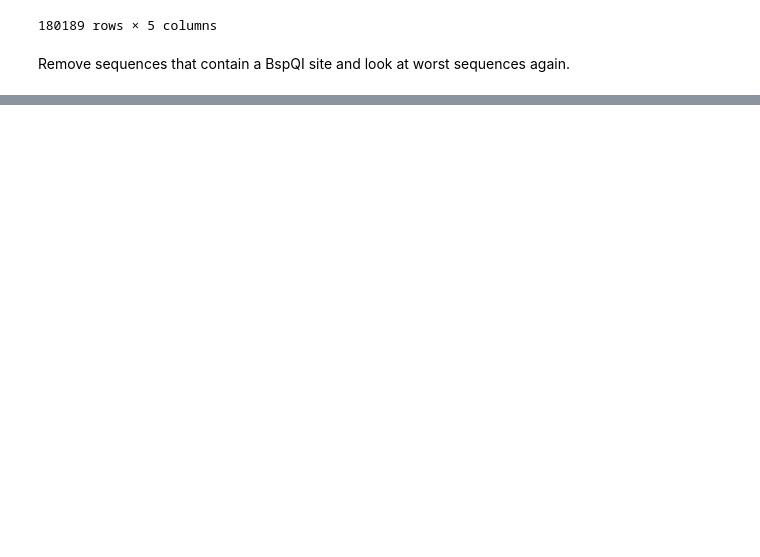
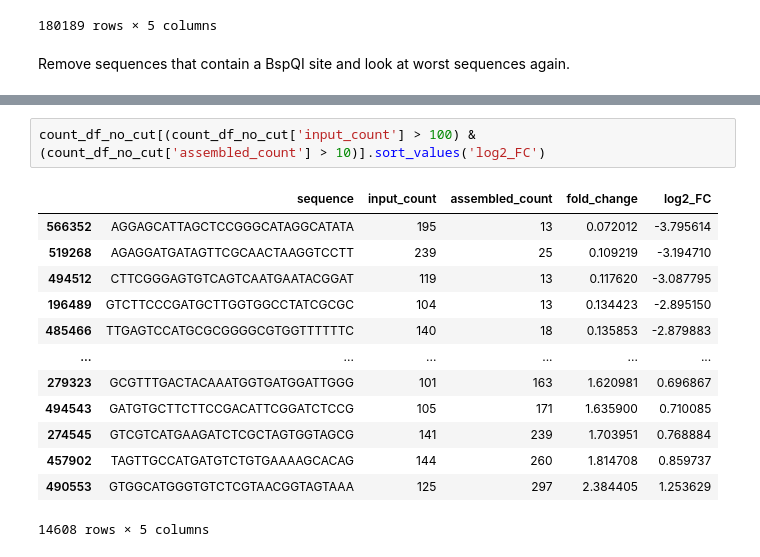
Before and after one commit to nmateyko/GibsonPrediction, a Jupyter notebook: analysis/2022-11-04_starcode_analysis_d3.ipynb, the cells around one changed output, grey strips where cells are left out. Drawn from its saved outputs; the diff is of its cells as text; blank space fills up the shorter version.

```diff
--- a/analysis/2022-11-04_starcode_analysis_d3.ipynb
+++ b/analysis/2022-11-04_starcode_analysis_d3.ipynb
@@ -198 +198,17 @@ count_df_no_cut[(count_df_no_cut['input_count'] > 100) & (count_df_no_cut['assem
 133 rows × 5 columns
+# %%
+count_df_no_cut[(count_df_no_cut['input_count'] > 100) & (count_df_no_cut['assembled_count'] > 10)].sort_values('log2_FC')
+# %% [output]
+|  | sequence | input_count | assembled_count | fold_change | log2_FC |
+| 566352 | AGGAGCATTAGCTCCGGGCATAGGCATATA | 195 | 13 | 0.072012 | -3.795614 |
+| 519268 | AGAGGATGATAGTTCGCAACTAAGGTCCTT | 239 | 25 | 0.109219 | -3.194710 |
+| 494512 | CTTCGGGAGTGTCAGTCAATGAATACGGAT | 119 | 13 | 0.117620 | -3.087795 |
+| 196489 | GTCTTCCCGATGCTTGGTGGCCTATCGCGC | 104 | 13 | 0.134423 | -2.895150 |
+| 485466 | TTGAGTCCATGCGCGGGGCGTGGTTTTTTC | 140 | 18 | 0.135853 | -2.879883 |
+| ... | ... | ... | ... | ... | ... |
+| 279323 | GCGTTTGACTACAAATGGTGATGGATTGGG | 101 | 163 | 1.620981 | 0.696867 |
+| 494543 | GATGTGCTTCTTCCGACATTCGGATCTCCG | 105 | 171 | 1.635900 | 0.710085 |
+| 274545 | GTCGTCATGAAGATCTCGCTAGTGGTAGCG | 141 | 239 | 1.703951 | 0.768884 |
+| 457902 | TAGTTGCCATGATGTCTGTGAAAAGCACAG | 144 | 260 | 1.814708 | 0.859737 |
+| 490553 | GTGGCATGGGTGTCTCGTAACGGTAGTAAA | 125 | 297 | 2.384405 | 1.253629 |
+14608 rows × 5 columns
```
Also changed, not shown: parts of 8 cells of this notebook, 7 other files.
